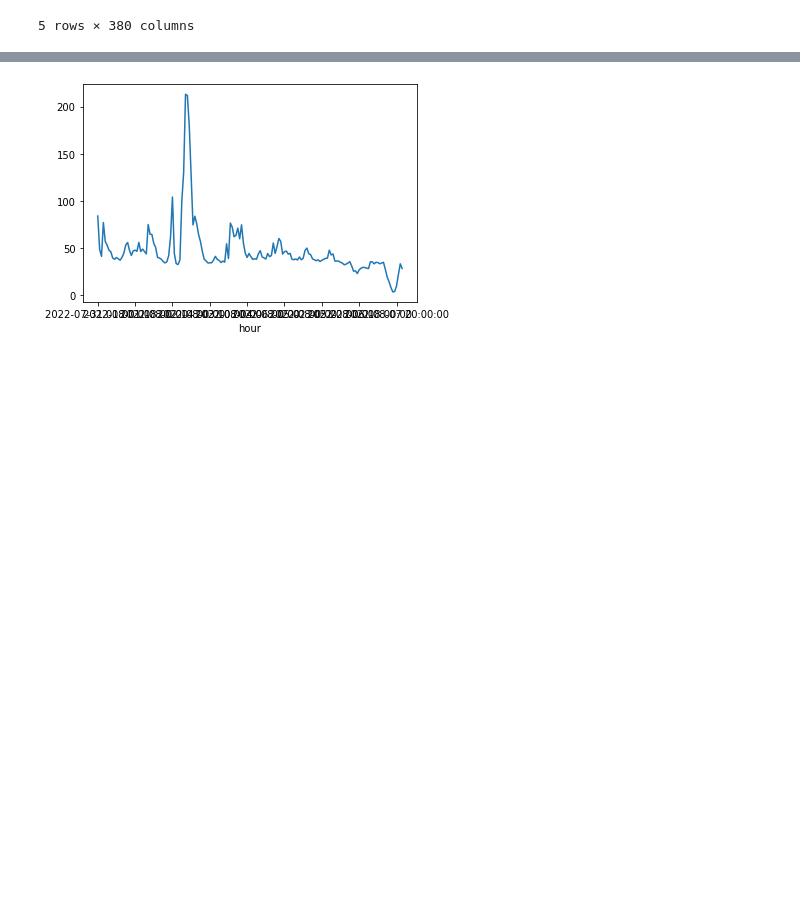
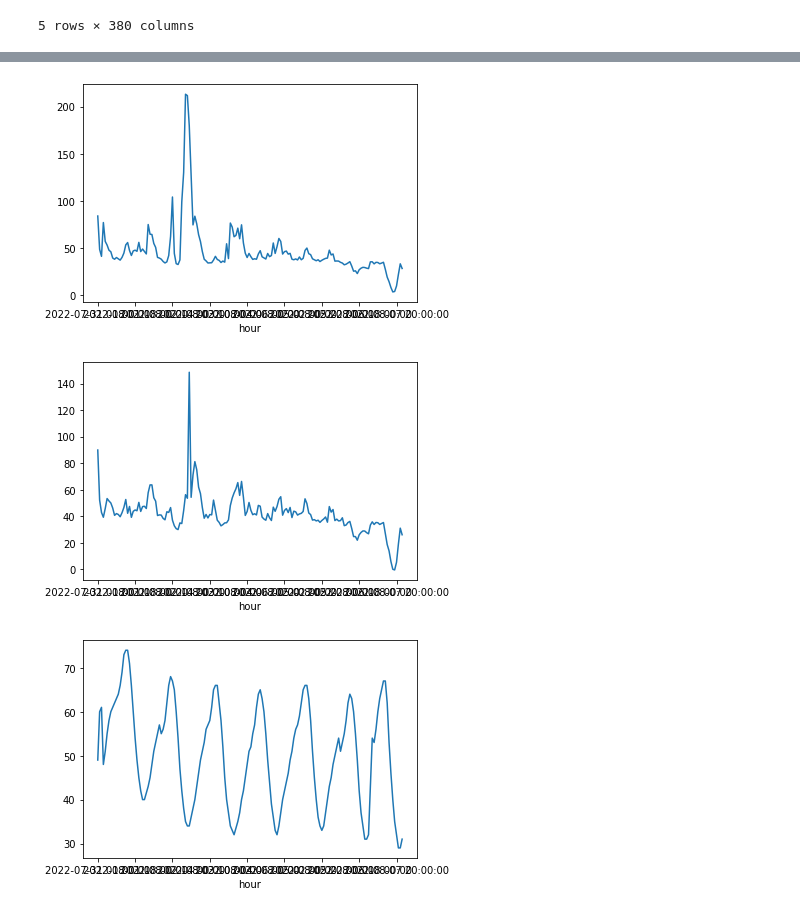
Before and after one commit to simoneliasen/yggdrasil, a Jupyter notebook: data_wrangling/data_wrangling.ipynb, the cells around one changed output, grey strips where cells are left out. Saved outputs shown, nothing was run; the diff lists cells and outputs as text; code cells hidden in the pictures; blank space fills up the shorter version.

```diff
--- a/data_wrangling/data_wrangling.ipynb
+++ b/data_wrangling/data_wrangling.ipynb
@@ -298,9 +303,8 @@ total_merge = pd.merge(clean_fmm, merged_weather,
                   on='hour',
                    how='left')
 
-total_merge.to_csv('merged_features.csv')
-total_merge.head(10)
+dataset = total_merge.interpolate()
+dataset.to_csv('dataset.csv')
 
-#total_merge.sort_values(by=['hour'])
-#total_merge.iloc[0:6]
+dataset.head
 # %% [output]
@@ -320,6 +328,21 @@ total_merge.head(10)
-# %%
-#show node graph
-total_merge["AMESBS_1_N101"].plot()
-pyplot.show()
-# %% [output]
-[figure, removed]
+# %%
+#show node graph
+dataset["AMESBS_1_N101"].plot()
+pyplot.show()
+
+dataset["0096WD_7_N002"].plot()
+pyplot.show()
+
+dataset["Tucson Relative Humidity Forecast"].plot()
+pyplot.show()
+
+
+#Make sure that prices are correlated at right times
+#Especially make sure if the forecast needs to be adjusted
+#Look at values, what datatypes are used
+#Can we use lower datatypes i.e float 16 instead of float64
+#OPR_HR 23 hour issue
+# %% [output]
+[figure, added]
+[figure, added]
+[figure, added]
```
Also changed, not shown: parts of 4 cells of this notebook.
